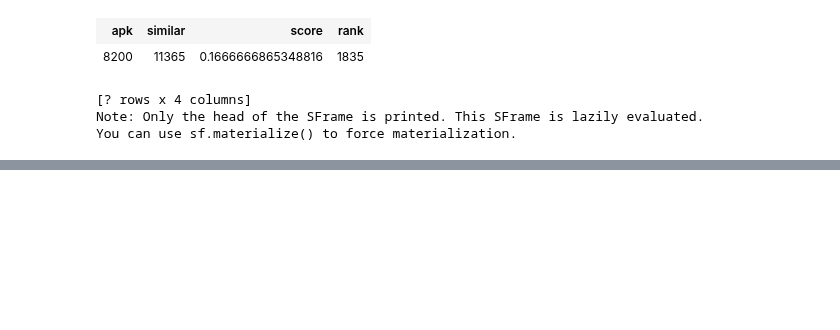
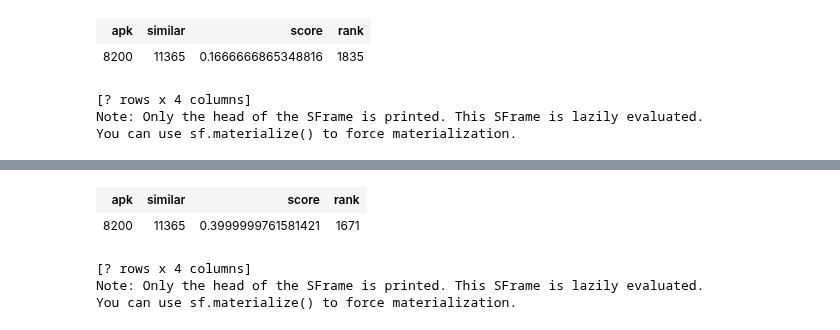
Before and after one commit to jrybicki-jsc/smms, a Jupyter notebook: graphla/distanceproblems.ipynb, the cells around one changed output, grey strips where cells are left out. Saved outputs shown, nothing was run; the diff lists cells and outputs as text; code cells hidden in the pictures; blank space fills up the shorter version.

```diff
--- a/graphla/distanceproblems.ipynb
+++ b/graphla/distanceproblems.ipynb
@@ -232,0 +228,25 @@ plt.ylabel('Error value');
+# %%
+# playing with some parameters: no fixes found?
+#seed_item_set_size = 0
+#nearest_neighbors_interaction_proportion_threshold = 0.9
+#degree_approximation_threshold
+#max_data_passes = (Default = 1024)
+#degree_approximation_threshold (Default = 4096)
+#"Users with more than this many item interactions may be approximated. "
+# -in our case users are functions
+sim_recom = tc.item_similarity_recommender.create(mw, user_id='function',
+                                                  item_id='apk',
+                                                  similarity_type='jaccard',
+                                                  only_top_k=k,
+                                                  nearest_neighbors_interaction_proportion_threshold=1,
+                                                  #max_data_passes = 5*1024,
+                                                  degree_approximation_threshold = 5 * 4096,
+                                                  threshold=0.0, verbose=False)
+it = sim_recom.get_similar_items(apks, k=k)
+it[it['similar']==b]
+# %% [output]
+| apk | similar | score | rank |
+| 8200 | 11365 | 0.3999999761581421 | 1671 |
+[? rows x 4 columns]
+Note: Only the head of the SFrame is printed. This SFrame is lazily evaluated.
+You can use sf.materialize() to force materialization.
```
Also changed, not shown: parts of 41 cells of this notebook.
